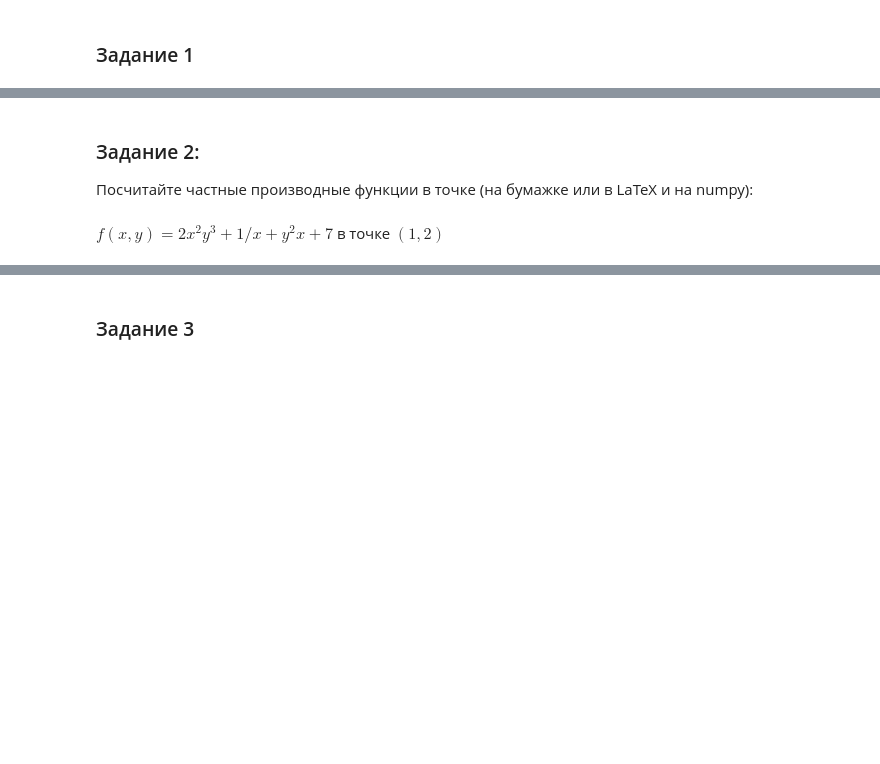
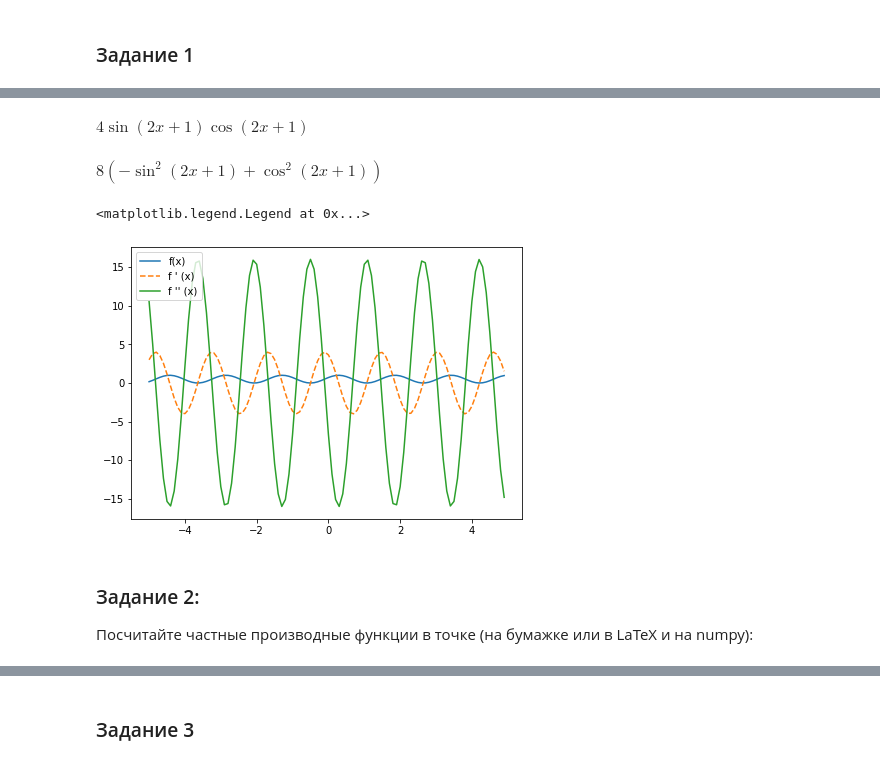
Before and after one commit to sofa999999/pyda-9, a Jupyter notebook: STATISTIC/homework-2.ipynb, the cells around one changed output, grey strips where cells are left out. Drawn from its saved outputs; the diff is of its cells as text; code cells hidden in the pictures; blank space fills up the shorter version.

```diff
--- a/STATISTIC/homework-2.ipynb
+++ b/STATISTIC/homework-2.ipynb
@@ -12,6 +36,25 @@ $f(x) = sin^2(2x+1)$
+# %%
+x= symbols('x')
+diff1 = diff(sin((2*x)+1)**2,x)
+diff1
+# %% [output]
+$\displaystyle 4 \sin{\left(2 x + 1 \right)} \cos{\left(2 x + 1 \right)}$
+# %%
+diff2 = diff(sin((2*x)+1)**2, x,2)
+diff2
+# %% [output]
+$\displaystyle 8 \left(- \sin^{2}{\left(2 x + 1 \right)} + \cos^{2}{\left(2 x + 1 \right)}\right)$
+# %%
+fig = plt.figure(figsize=(7, 5))
+x=arange(-5,5,0.1)
+plt.plot(x, sin((2*x)+1)**2)
+plt.plot(x, 4*sin(4*x+2), '--')
+plt.plot(x, 16*cos((4*x)+2))
+plt.legend(["f(x)", "f ' (x)", "f '' (x)"])
+# %% [output]
+<matplotlib.legend.Legend at 0x...>
+[figure, added]
 # %% [markdown]
 ### Задание 2:
 Посчитайте частные производные функции в точкe
 (на бумажке или в LaTeX и на numpy):
-# %% [markdown]
-$f(x,y)=2x^2y^3 + 1/x + y^2x + 7$ в точке $(1,2)$
```
Also changed, not shown: parts of 17 cells of this notebook.
